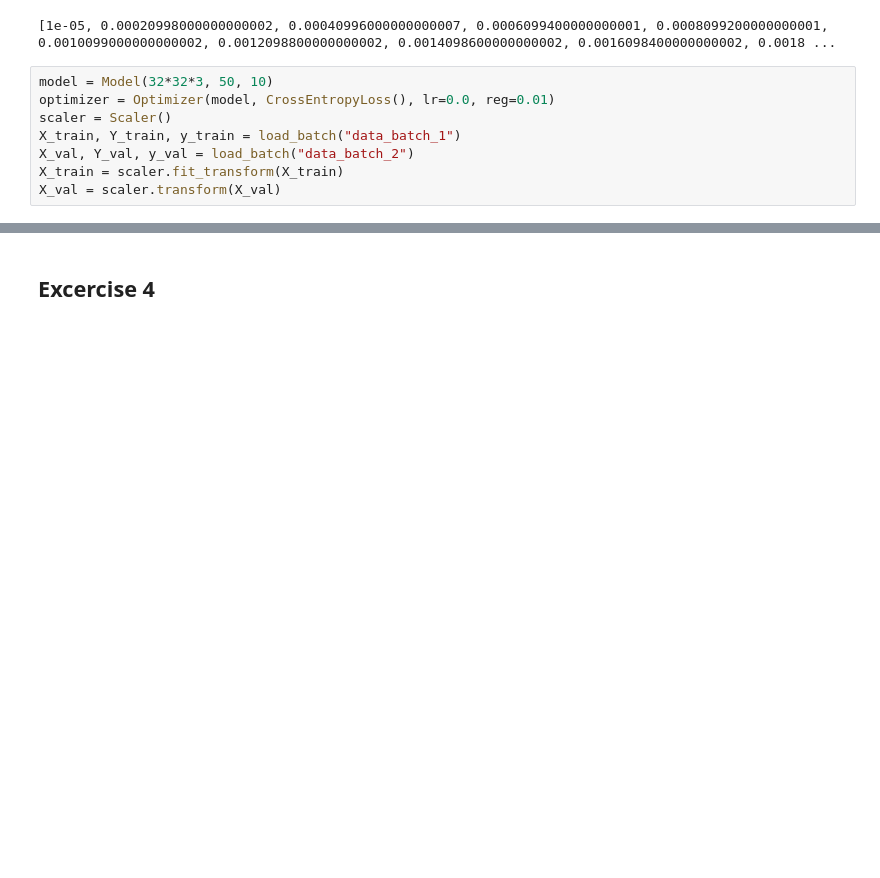
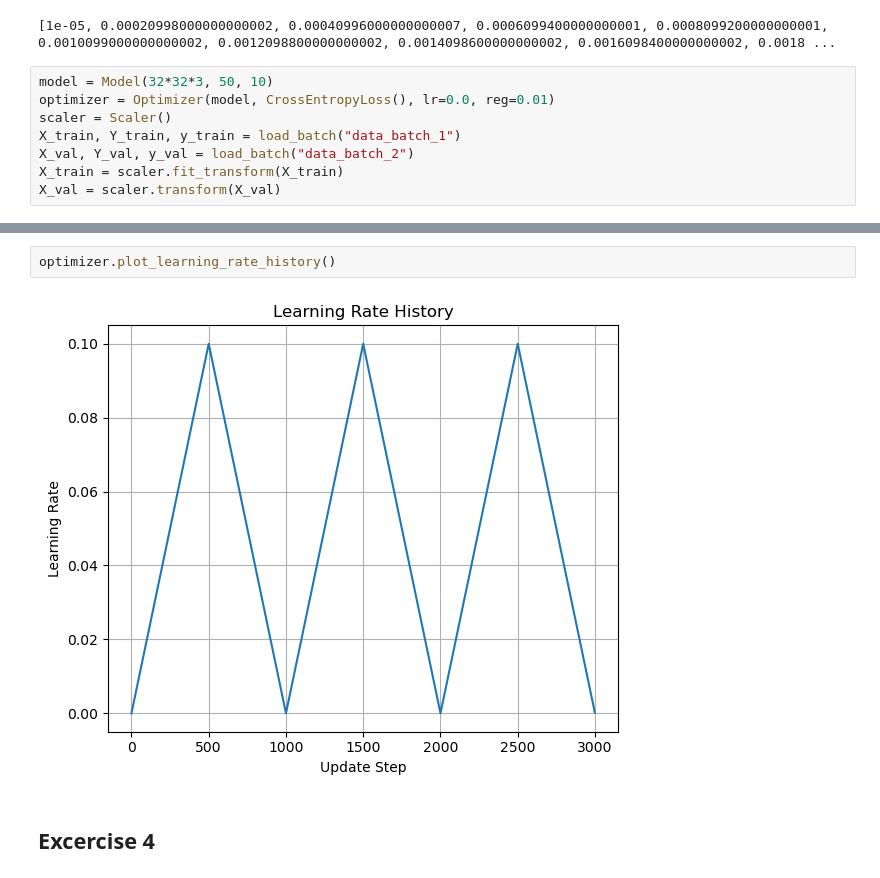
Before and after one commit to kahoujo1/DD2424-assignments, a Jupyter notebook: assignment2/src/ntb.ipynb, the cells around one changed output, grey strips where cells are left out. Saved outputs shown, nothing was run; the diff lists cells and outputs as text; blank space fills up the shorter version.

```diff
--- a/assignment2/src/ntb.ipynb
+++ b/assignment2/src/ntb.ipynb
@@ -196,3 +196,7 @@ optimizer.plot_training_progress()
+# %%
+optimizer.plot_learning_rate_history()
+# %% [output]
+[figure, added]
 # %% [markdown]
 ## Excercise 4
 # %%
```
Also changed, not shown: parts of 10 cells of this notebook.
